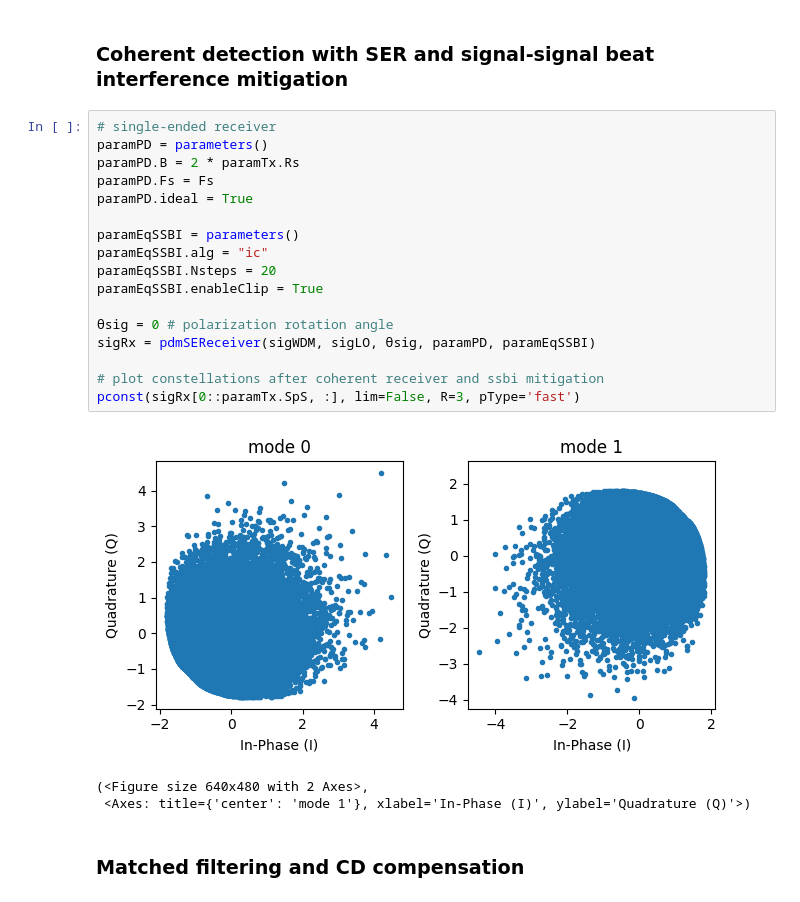
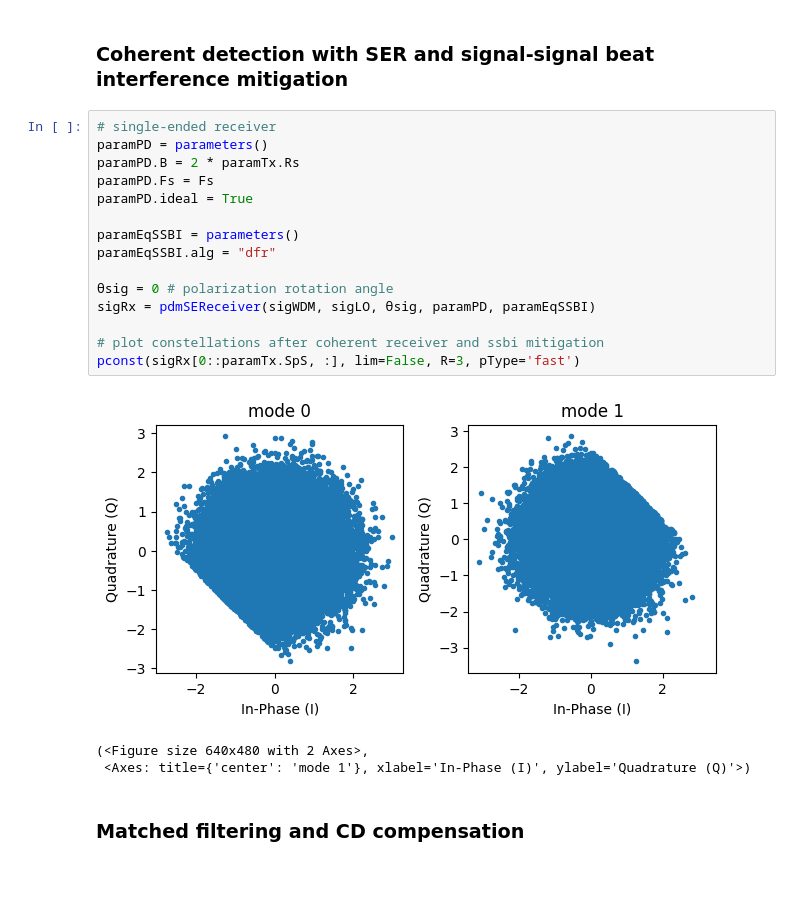
Before and after one commit to jfelipeslg/OptiCommPy, a Jupyter notebook: examples/test_SEReceiver_dual-pol_transmission.ipynb, the cells around one changed output. Drawn from its saved outputs; the diff is of its cells as text.

```diff
--- a/examples/test_SEReceiver_dual-pol_transmission.ipynb
+++ b/examples/test_SEReceiver_dual-pol_transmission.ipynb
@@ -172,22 +172,20 @@ Local oscillator
 # %%
 # single-ended receiver
 paramPD = parameters()
 paramPD.B = 2 * paramTx.Rs
 paramPD.Fs = Fs
 paramPD.ideal = True
 
 paramEqSSBI = parameters()
-paramEqSSBI.alg = "ic"
-paramEqSSBI.Nsteps = 20
-paramEqSSBI.enableClip = True
+paramEqSSBI.alg = "dfr"
 
 θsig = 0 # polarization rotation angle
 sigRx = pdmSEReceiver(sigWDM, sigLO, θsig, paramPD, paramEqSSBI)
 
 # plot constellations after coherent receiver and ssbi mitigation
 pconst(sigRx[0::paramTx.SpS, :], lim=False, R=3, pType='fast')
 # %% [output]
-[figure, old version]
+[figure, new version]
 (<Figure size 640x480 with 2 Axes>,
  <Axes: title={'center': 'mode 1'}, xlabel='In-Phase (I)', ylabel='Quadrature (Q)'>)
 # %% [markdown]
```
Also changed, not shown: parts of 7 cells of this notebook.
